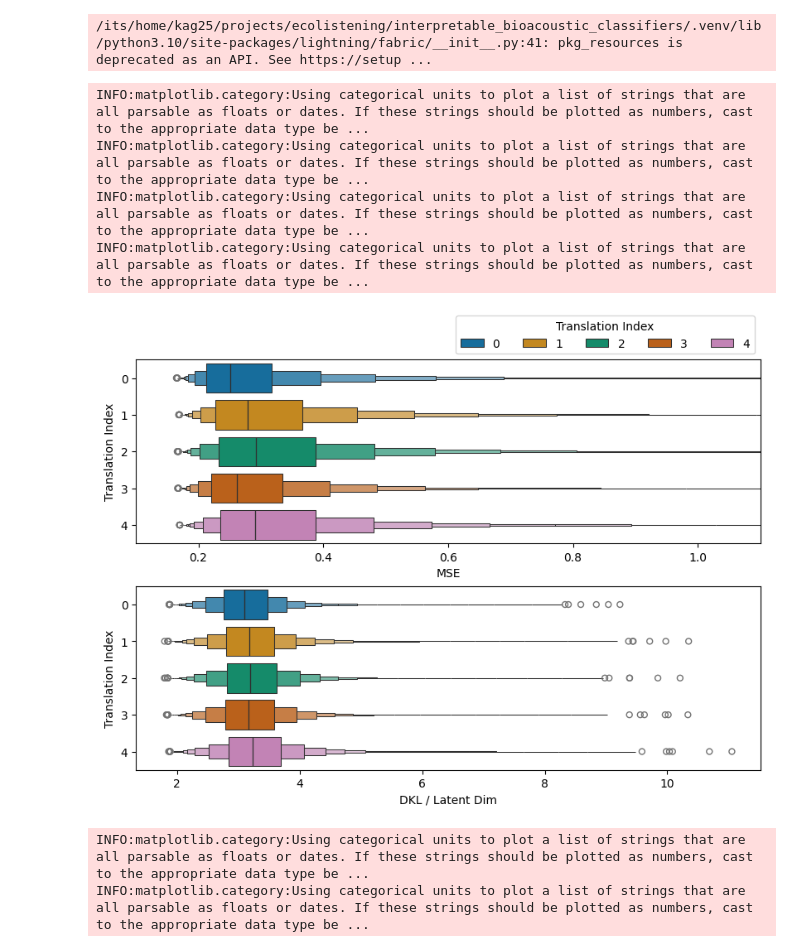
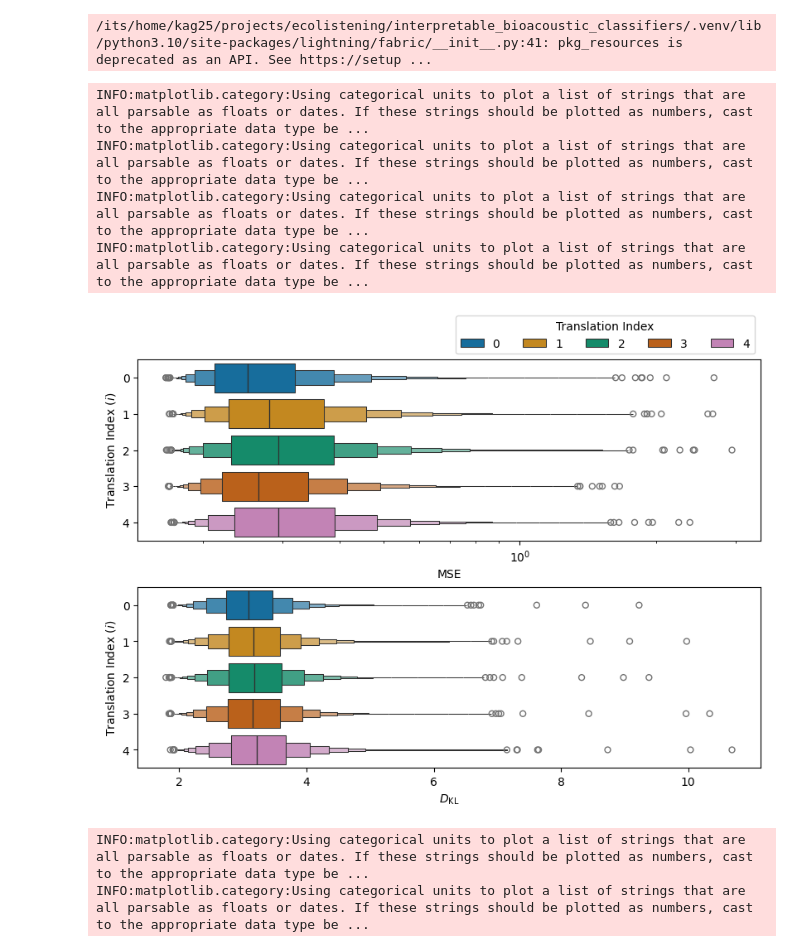
Before and after one commit to m4gpi/interpretable_bioacoustic_classifiers, a Jupyter notebook: notebooks/translation_idx.ipynb, the cells around one changed output. Drawn from its saved outputs; the diff is of its cells as text; code cells hidden in the pictures.

```diff
--- a/notebooks/translation_idx.ipynb
+++ b/notebooks/translation_idx.ipynb
@@ -29,7 +29,7 @@ df4 = pd.read_parquet(base_path / "welcome-college/metrics.parquet")
 df4["translation_idx"] = 3
 df5 = pd.read_parquet(base_path / "vivid-asia/metrics.parquet")
 df5["translation_idx"] = 4
-df = pd.concat([df1, df2, df3, df4, df5])
+df = pd.concat([df1, df2, df3, df4, df5]).reset_index()
 
 # df1 = pd.read_parquet(base_path / "test/majestic-lesson/features.parquet")
 # df1["model_name"] = "majestic-lesson
@@ -41,22 +41,24 @@ df = pd.concat([df1, df2, df3, df4, df5])
 # %%
 palette = sns.color_palette("colorblind", n_colors=5)
 
+
 fig, (ax1, ax2) = plt.subplots(nrows=2, figsize=(8, 6), constrained_layout=True)
-sns.boxenplot(data=df, x="mse", y="translation_idx", hue="translation_idx", palette=palette, orient="h", ax=ax1, legend=True)
+sns.boxenplot(data=df[df.dataloader_idx == 1], x="mse", y="translation_idx", hue="translation_idx", palette=palette, orient="h", ax=ax1, legend=True)
 ax1.set_xlabel("MSE")
-ax1.set_ylabel("Translation Index")
-ax1.set_xlim(0.1, 1.1)
+ax1.set_ylabel(r"Translation Index ($i$)")
+ax1.set_xscale("log")
 sns.move_legend(ax1, "lower right", bbox_to_anchor=(1, 1), ncol=5, title="Translation Index")
-sns.boxenplot(data=df, x="dkl_norm", y="translation_idx", hue="translation_idx", palette=palette, orient="h", ax=ax2, legend=False)
-ax2.set_xlabel("DKL / Latent Dim")
-ax2.set_ylabel("Translation Index")
+sns.boxenplot(data=df[df.dataloader_idx == 1], x="dkl_norm", y="translation_idx", hue="translation_idx", palette=palette, orient="h", ax=ax2, legend=False)
+ax2.set_xlabel(r"$D_{\mathrm{KL}}$")
+ax2.set_ylabel(r"Translation Index ($i$)")
+fig.savefig(root / "dump" / "translation_idx.pdf", format="pdf")
 plt.show()
 # %% [output]
 INFO:matplotlib.category:Using categorical units to plot a list of strings that are all parsable as floats or dates. If these strings should be plotted as numbers, cast to the appropriate data type be ...
 INFO:matplotlib.category:Using categorical units to plot a list of strings that are all parsable as floats or dates. If these strings should be plotted as numbers, cast to the appropriate data type be ...
 INFO:matplotlib.category:Using categorical units to plot a list of strings that are all parsable as floats or dates. If these strings should be plotted as numbers, cast to the appropriate data type be ...
 INFO:matplotlib.category:Using categorical units to plot a list of strings that are all parsable as floats or dates. If these strings should be plotted as numbers, cast to the appropriate data type be ...
-[figure, old version]
+[figure, new version]
 # %%
 palette = sns.color_palette("colorblind", n_colors=5)
 
```
Also changed, not shown: 19 other files.
